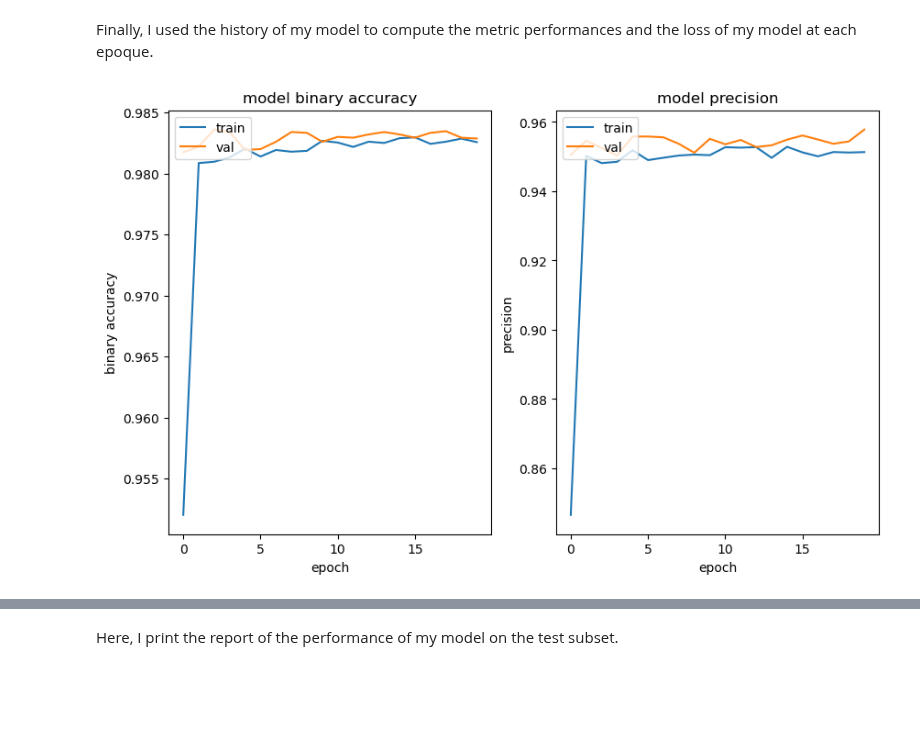
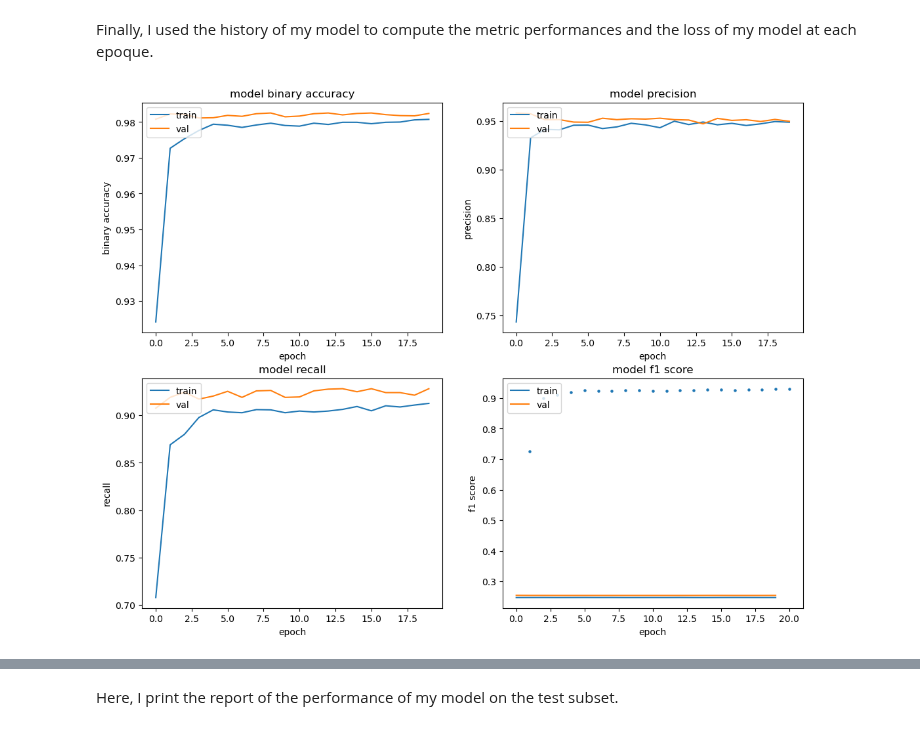
Before and after one commit to om-erika/astrostatistics_bicocca_2024, a Jupyter notebook: working/galaxy_vs_qso_mlp.ipynb, the cells around one changed output, grey strips where cells are left out. Cells and saved outputs as stored; diff of their text form; code cells hidden in the pictures; blank space fills up the shorter version.

Commit message:
Tried adding F1 score metric

```diff
--- a/working/galaxy_vs_qso_mlp.ipynb
+++ b/working/galaxy_vs_qso_mlp.ipynb
@@ -95,12 +92,12 @@ The tensorboard extension is already loaded. To reload it, use:
 HP_NUM_UNITS = hp.HParam('num_units', hp.Discrete([5,10,15,20]))
 HP_DROPOUT = hp.HParam('dropout', hp.Discrete([0.1, 0.2, 0.5]))
 HP_OPTIMIZER = hp.HParam('optimizer', hp.Discrete(['nadam', 'sgd']))
-METRIC_BINARY_CROSSENTROPY = 'binary_crossentropy'
+METRIC_F1SCORE = 'f1_score'
 
-with tf.summary.create_file_writer('def_no_bias/hparam_tuning').as_default():
+with tf.summary.create_file_writer('no_bias_f1_score/hparam_tuning').as_default():
   hp.hparams_config(
     hparams=[HP_NUM_UNITS, HP_DROPOUT, HP_OPTIMIZER],
-    metrics=[hp.Metric(METRIC_BINARY_CROSSENTROPY, display_name='Binary Crossentropy')]
+    metrics=[hp.Metric(METRIC_F1SCORE, display_name='f1_score')]
   )
 # %%
 def validate_model(hparams):
@@ -166,8 +163,8 @@ for num_units in HP_NUM_UNITS.domain.values:
 # %% [markdown]
 From tensorboard, I get as the best combination the following:
 # %%
-tuned_num_units = 15
-tuned_dropout = 0.1
+tuned_num_units = 20
+tuned_dropout = 0.5
 tuned_optimizer = tf.keras.optimizers.Adam(learning_rate=0.001)
 # %% [markdown]
 ### Model training
@@ -178,6 +175,8 @@ METRICS = [
       keras.metrics.BinaryCrossentropy(name='cross entropy'),  # same as model's loss
       keras.metrics.BinaryAccuracy(name='binary accuracy'),
       keras.metrics.Precision(name='precision'),
+      keras.metrics.Recall(name = 'recall'),
+      keras.metrics.F1Score(name = 'f1_score'),
 ]
 
 def make_model(metrics=METRICS):
@@ -307,26 +306,44 @@ Total QSO:  992
 # %% [markdown]
 Finally, I used the history of my model to compute the metric performances and the loss of my model at each epoque.
 # %%
-fig = plt.figure(figsize = (10,6))
-ax = fig.add_subplot(121)
+fig = plt.figure(figsize = (13,10))
+ax = fig.add_subplot(221)
 ax.plot(history.history['binary accuracy'])
 ax.plot(history.history['val_binary accuracy'])
 ax.set_title('model binary accuracy')
 ax.set_ylabel('binary accuracy')
 ax.set_xlabel('epoch')
 ax.legend(['train', 'val'], loc='upper left')
 
-ax1 = fig.add_subplot(122)
+ax1 = fig.add_subplot(222)
 ax1.plot(history.history['precision'])
 ax1.plot(history.history['val_precision'])
 ax1.set_title('model precision')
 ax1.set_ylabel('precision')
 ax1.set_xlabel('epoch')
 ax1.legend(['train', 'val'], loc='upper left')
 
+ax3 = fig.add_subplot(223)
+ax3.plot(history.history['recall'])
+ax3.plot(history.history['val_recall'])
+ax3.set_title('model recall')
+ax3.set_ylabel('recall')
+ax3.set_xlabel('epoch')
+ax3.legend(['train', 'val'], loc='upper left')
+epoque = [1,2,3,4,5,6,7,8,9,10,11,12,13,14,15,16,17,18,19,20]
+
+ax2 = fig.add_subplot(224)
+ax2.plot(history.history['f1_score'])
+ax2.plot(history.history['val_f1_score'])
+ax2.set_title('model f1 score')
+ax2.set_ylabel('f1 score')
+ax2.set_xlabel('epoch')
+ax2.legend(['train', 'val'], loc='upper left')
+ax2.scatter(epoque,2 * (np.array(history.history['precision']) * np.array(history.history['recall'])) / (np.array(history.history['precision']) + np.array(history.history['recall'])), s = 5)
+
 plt.show()
 # %% [output]
-[figure, old version]
+[figure, new version]
 # %%
 plt.plot(history.history['loss'])
 plt.plot(history.history['val_loss'])
```
Also changed, not shown: parts of 12 cells of this notebook, 2 other files.
